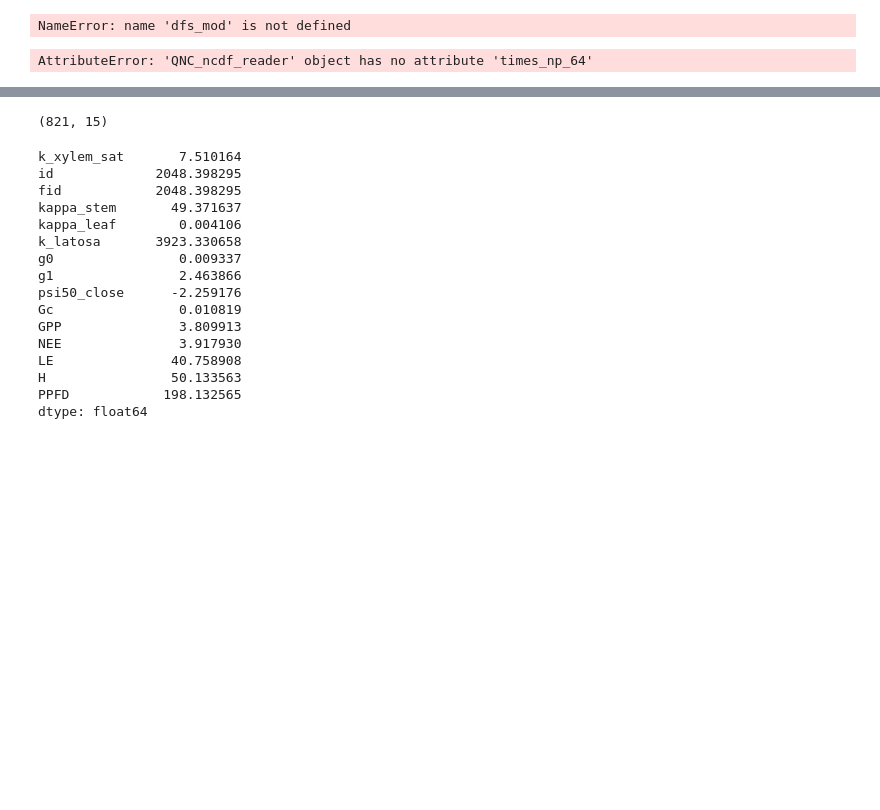
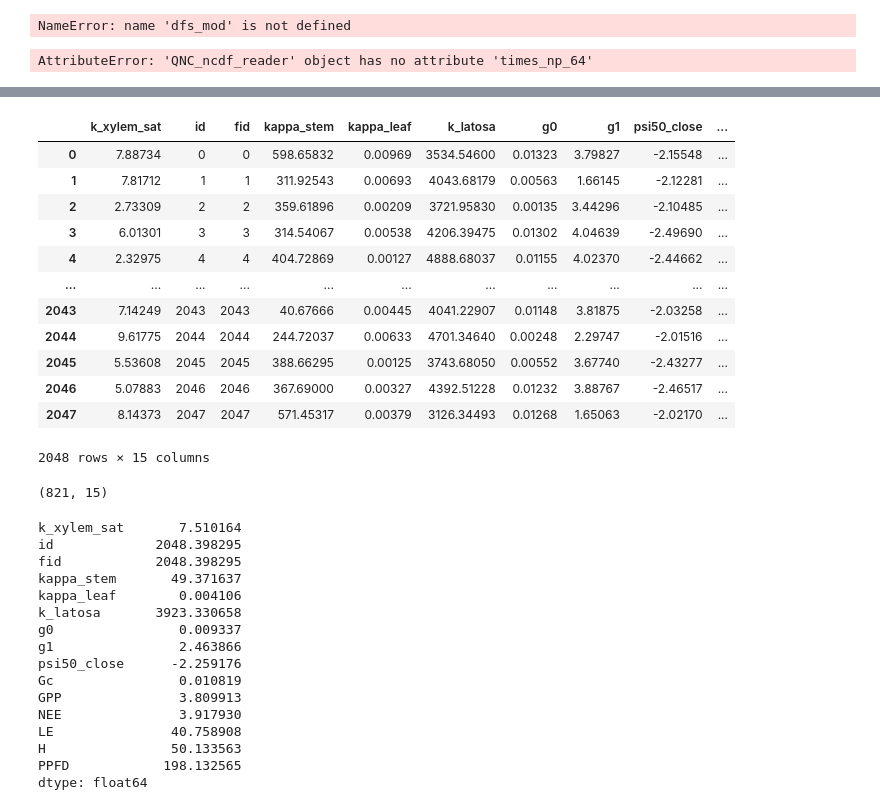
Before and after one commit to PhillipPapastefanou/QPy, a Jupyter notebook: science/phillip/04_post_process_transient_latin_hypercube.ipynb, the cells around one changed output, grey strips where cells are left out. Saved outputs shown, nothing was run; the diff lists cells and outputs as text; code cells hidden in the pictures; blank space fills up the shorter version.

```diff
--- a/science/phillip/04_post_process_transient_latin_hypercube.ipynb
+++ b/science/phillip/04_post_process_transient_latin_hypercube.ipynb
@@ -336,3 +349,19 @@ dtype: float64
+# %%
+df_res
+# %% [output]
+|  | k_xylem_sat | id | fid | kappa_stem | kappa_leaf | k_latosa | g0 | g1 | psi50_close | ... |
+| 0 | 7.88734 | 0 | 0 | 598.65832 | 0.00969 | 3534.54600 | 0.01323 | 3.79827 | -2.15548 | ... |
+| 1 | 7.81712 | 1 | 1 | 311.92543 | 0.00693 | 4043.68179 | 0.00563 | 1.66145 | -2.12281 | ... |
+| 2 | 2.73309 | 2 | 2 | 359.61896 | 0.00209 | 3721.95830 | 0.00135 | 3.44296 | -2.10485 | ... |
+| 3 | 6.01301 | 3 | 3 | 314.54067 | 0.00538 | 4206.39475 | 0.01302 | 4.04639 | -2.49690 | ... |
+| 4 | 2.32975 | 4 | 4 | 404.72869 | 0.00127 | 4888.68037 | 0.01155 | 4.02370 | -2.44662 | ... |
+| ... | ... | ... | ... | ... | ... | ... | ... | ... | ... | ... |
+| 2043 | 7.14249 | 2043 | 2043 | 40.67666 | 0.00445 | 4041.22907 | 0.01148 | 3.81875 | -2.03258 | ... |
+| 2044 | 9.61775 | 2044 | 2044 | 244.72037 | 0.00633 | 4701.34640 | 0.00248 | 2.29747 | -2.01516 | ... |
+| 2045 | 5.53608 | 2045 | 2045 | 388.66295 | 0.00125 | 3743.68050 | 0.00552 | 3.67740 | -2.43277 | ... |
+| 2046 | 5.07883 | 2046 | 2046 | 367.69000 | 0.00327 | 4392.51228 | 0.01232 | 3.88767 | -2.46517 | ... |
+| 2047 | 8.14373 | 2047 | 2047 | 571.45317 | 0.00379 | 3126.34493 | 0.01268 | 1.65063 | -2.02170 | ... |
+2048 rows × 15 columns
 # %%
 df_slice_good = df_res[(df_res['LE'] < 42.5) & (df_res['GPP'] < 4)]
 print(df_slice_good.shape)
```
Also changed, not shown: parts of 9 cells of this notebook, 16 other files.
